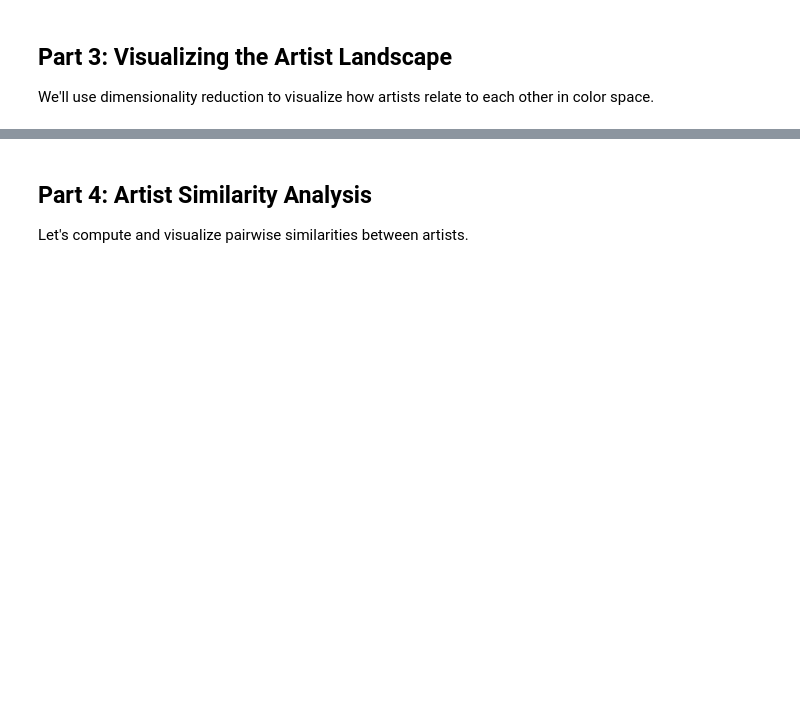
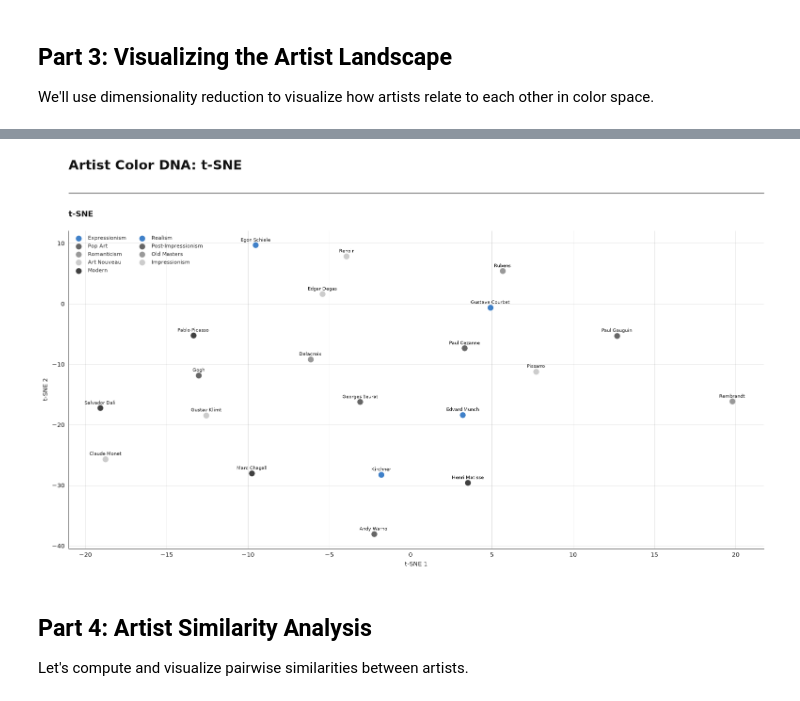
Before and after one commit to MichailSemoglou/renoir, a Jupyter notebook: examples/color_analysis/14_artist_color_dna.ipynb, the cells around one changed output, grey strips where cells are left out. Drawn from its saved outputs; the diff is of its cells as text; code cells hidden in the pictures; blank space fills up the shorter version.

```diff
--- a/examples/color_analysis/14_artist_color_dna.ipynb
+++ b/examples/color_analysis/14_artist_color_dna.ipynb
@@ -388,17 +424,12 @@ ARTIST_MOVEMENTS = {
 }
 
 MOVEMENT_COLORS = {
-    'Impressionism': '#74b9ff',
-    'Post-Impressionism': '#a29bfe',
-    'Expressionism': '#e74c3c',
-    'Old Masters': '#8e44ad',
-    'Romanticism': '#e67e22',
-    'Modern': '#27ae60',
-    'Realism': '#95a5a6',
-    'Art Nouveau': '#f39c12',
-    'American': '#1abc9c',
-    'Abstract': '#e84393',
-    'Pop Art': '#fd79a8'
+    name: SERIES_COLORS[index % len(SERIES_COLORS)]
+    for index, name in enumerate([
+        'Impressionism', 'Post-Impressionism', 'Expressionism', 'Old Masters',
+        'Romanticism', 'Modern', 'Realism', 'Art Nouveau', 'American',
+        'Abstract', 'Pop Art'
+    ])
 }
 
 # Get movement for each artist
@@ -465,3 +443,30 @@ plt.show()
+# %%
+# Create visualization
+n_panels = 2 if UMAP_AVAILABLE else 1
+fig = create_figure('Artist Color DNA: t-SNE and UMAP' if UMAP_AVAILABLE else 'Artist Color DNA: t-SNE',
+                    figsize=(16, 9))
+axes = [add_panel(fig, 0, 1.25, 12 / n_panels, 6.75, 't-SNE')]
+if UMAP_AVAILABLE:
+    axes.append(add_panel(fig, 6, 1.25, 6, 6.75, 'UMAP'))
+for panel_idx, X in enumerate([X_tsne, X_umap] if UMAP_AVAILABLE else [X_tsne]):
+    ax = axes[panel_idx]
+    for index, movement in enumerate(set(movements)):
+        mask = [m == movement for m in movements]
+        indices = [i for i, m in enumerate(mask) if m]
+        ax.scatter(X[indices, 0], X[indices, 1],
+                  c=SERIES_COLORS[index % len(SERIES_COLORS)], label=movement,
+                  s=90, alpha=0.75, edgecolors='white', linewidth=0.7)
+    for i, artist in enumerate(artist_list):
+        short_name = artist.split()[-1] if len(artist) > 15 else artist
+        ax.annotate(short_name, (X[i, 0], X[i, 1]),
+                    fontsize=7, ha='center', va='bottom', color=BLACK,
+                    xytext=(0, 4), textcoords='offset points')
+    style_axis(ax, 't-SNE 1' if panel_idx == 0 else 'UMAP 1',
+               't-SNE 2' if panel_idx == 0 else 'UMAP 2')
+    ax.legend(loc='upper left', frameon=False, fontsize=8, ncol=2)
+plt.show()
+# %% [output]
+[figure, added]
 # %% [markdown]
 ## Part 4: Artist Similarity Analysis
 
```
Also changed, not shown: parts of 27 cells of this notebook, 33 other files.
